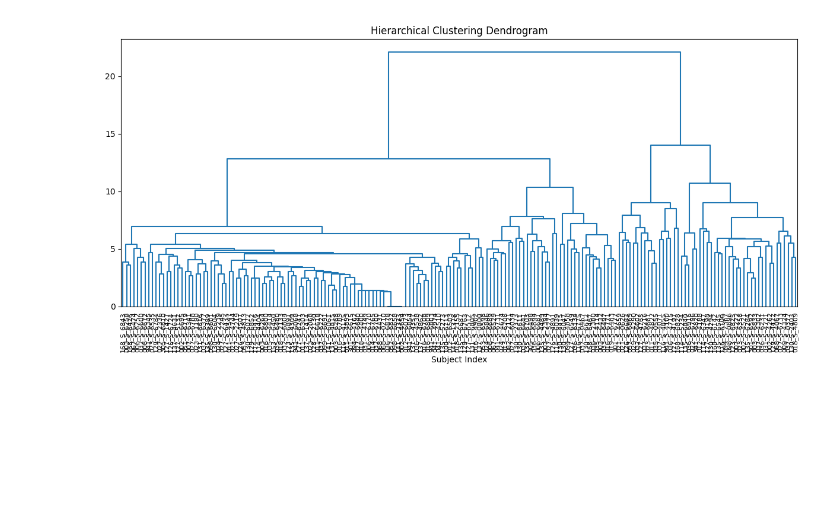
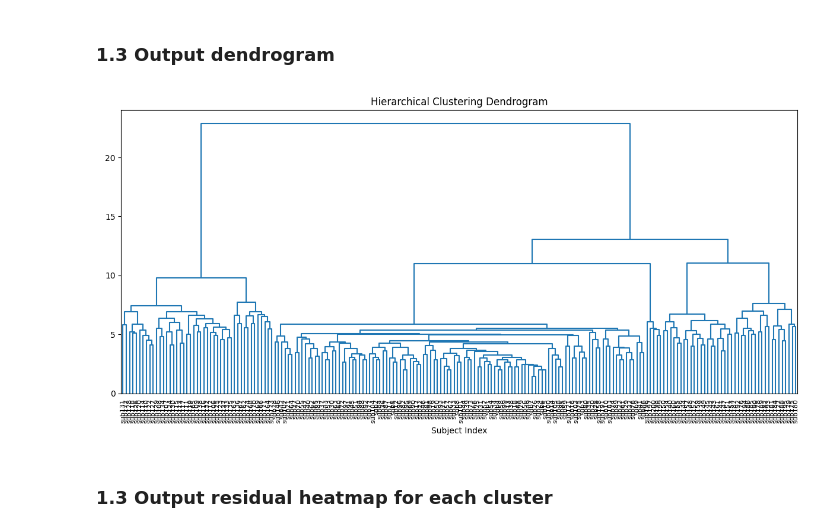
Before and after one commit to xueying-lyu/mismatch, a Jupyter notebook: notebook.ipynb, the cells around one changed output. Drawn from its saved outputs; the diff is of its cells as text; code cells hidden in the pictures; blank space fills up the shorter version.

```diff
--- a/notebook.ipynb
+++ b/notebook.ipynb
@@ -288,8 +294,12 @@ outputs["final_df"].head()
+# %% [markdown]
+### 1.3 Output dendrogram
 # %%
+# Dendrogram of the clustering
 
 from IPython.display import Image, display
-
-display(Image(filename="tn_mismatch/demo_run_dendrogram.png"))
+display(Image(filename="results/demo_run1_dendrogram.png"))
 # %% [output]
-[figure, old version]
+[figure, new version]
+# %% [markdown]
+### 1.3 Output residual heatmap for each cluster
 # %%
```
Also changed, not shown: parts of 45 cells of this notebook, 36 other files.
